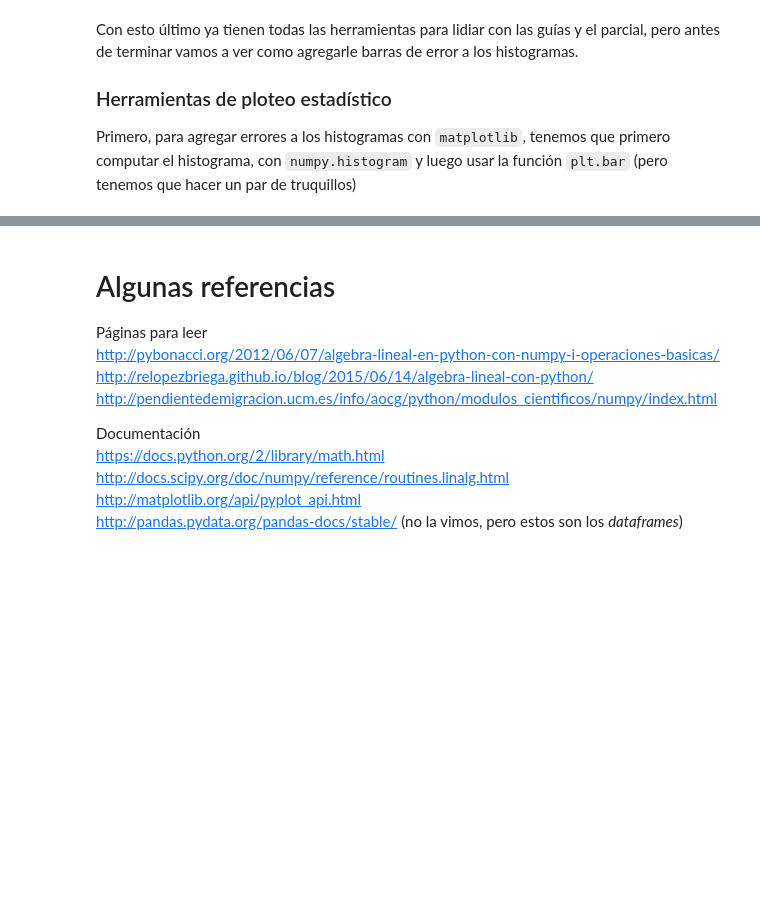
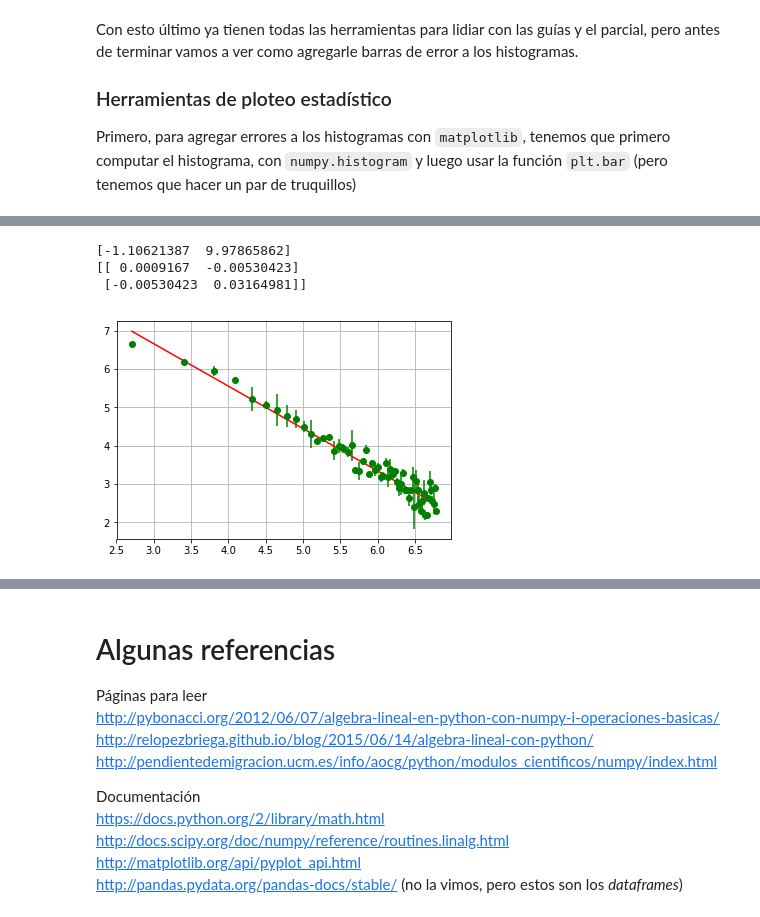
Before and after one commit to fifabsas/talleresfifabsas, a Jupyter notebook: python/Incertezas/numerico.ipynb, the cells around one changed output, grey strips where cells are left out. Saved outputs shown, nothing was run; the diff lists cells and outputs as text; code cells hidden in the pictures; blank space fills up the shorter version.

```diff
--- a/python/Incertezas/numerico.ipynb
+++ b/python/Incertezas/numerico.ipynb
@@ -402,0 +427,38 @@ plt.show()
+# %%
+#Creo al azar datos dentro del error de y con distribución gaussiana
+M = []
+logx = np.log(x)
+
+f = lambda x, A, B: A * x + B
+for i in range(10000):
+
+    #Vuelvo a computar y
+    yp = y + np.random.randn(y.shape[0]) * error_y
+    logy = np.log(yp)
+
+    #Dado que calculo el logaritmo, debo sacarme los valores NaN (que son logaritmos negativos)
+    valid_idx = ~np.isnan(logy)
+
+    p, cov = sp.optimize.curve_fit(f, logx[valid_idx], logy[valid_idx])
+
+    M.append(p)
+
+M = np.array(M)
+
+#Valor medio y covarianza
+p = np.mean(M, axis=0)
+cov = np.cov(M.T)
+
+#Imprimamos
+print(p)
+print(cov)
+
+t = np.linspace(min(x), max(y), 1000)
+plt.grid()
+plt.errorbar(np.log(x), np.log(y), yerr=1/y * error_y, fmt='go')
+plt.plot(np.log(t), f(np.log(t), *p), 'r-');
+# %% [output]
+[-1.10621387  9.97865862]
+[[ 0.0009167  -0.00530423]
+ [-0.00530423  0.03164981]]
+[figure, added]
```
Also changed, not shown: parts of 16 cells of this notebook.
